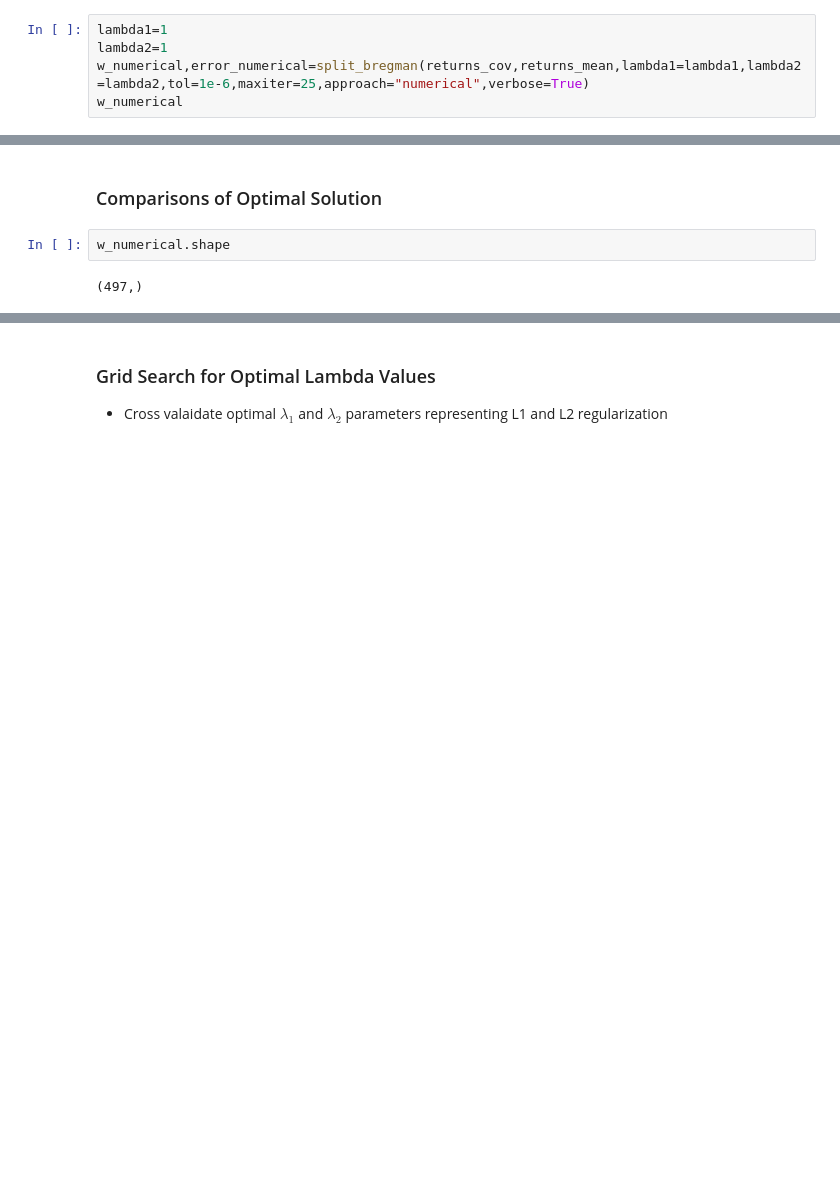
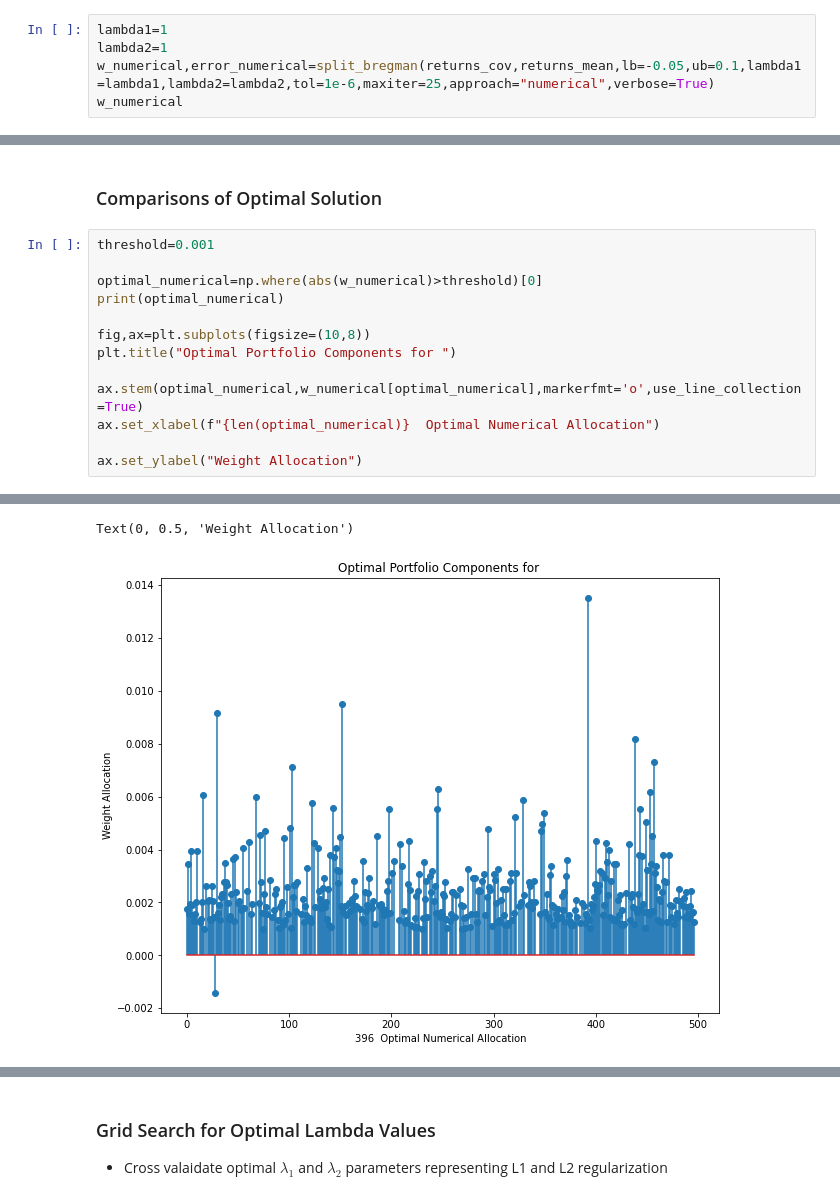
Before and after one commit to jasonbohne123/Split_Bregman_MPT, a Jupyter notebook: Split_Bregman/Split_Bregman_Portfolio.ipynb, the cells around one changed output, grey strips where cells are left out. Drawn from its saved outputs; the diff is of its cells as text; blank space fills up the shorter version.

```diff
--- a/Split_Bregman/Split_Bregman_Portfolio.ipynb
+++ b/Split_Bregman/Split_Bregman_Portfolio.ipynb
@@ -190,6 +206,6 @@ Unit Tests
 # %%
 lambda1=1
 lambda2=1
-w_numerical,error_numerical=split_bregman(returns_cov,returns_mean,lambda1=lambda1,lambda2=lambda2,tol=1e-6,maxiter=25,approach="numerical",verbose=True)
+w_numerical,error_numerical=split_bregman(returns_cov,returns_mean,lb=-0.05,ub=0.1,lambda1=lambda1,lambda2=lambda2,tol=1e-6,maxiter=25,approach="numerical",verbose=True)
 w_numerical
 # %% [output]
@@ -255,6 +287,16 @@ array([-1.22340557e-03, -5.04352710e-04, -1.12031006e-03, -1.22760481e-03,
 # %% [markdown]
 ### Comparisons of Optimal Solution
-# %%
-w_numerical.shape
-# %% [output]
-(497,)
+# %%
+threshold=0.001
+
+optimal_numerical=np.where(abs(w_numerical)>threshold)[0]
+print(optimal_numerical)
+
+fig,ax=plt.subplots(figsize=(10,8))
+plt.title("Optimal Portfolio Components for ")
+
+ax.stem(optimal_numerical,w_numerical[optimal_numerical],markerfmt='o',use_line_collection=True)
+ax.set_xlabel(f"{len(optimal_numerical)}  Optimal Numerical Allocation")
+
+ax.set_ylabel("Weight Allocation")
+# %% [output]
@@ -261 +320,3 @@ w_numerical.shape
+Text(0, 0.5, 'Weight Allocation')
+[figure, added]
 # %%
```
Also changed, not shown: parts of 19 cells of this notebook, 5 other files.
